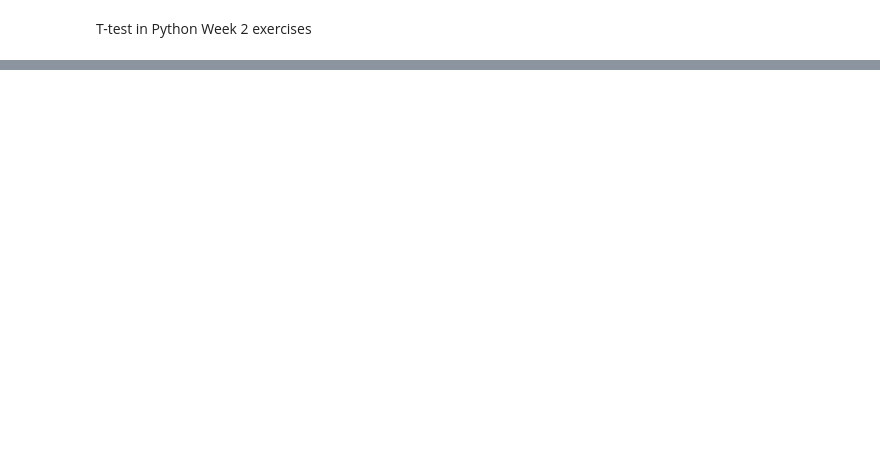
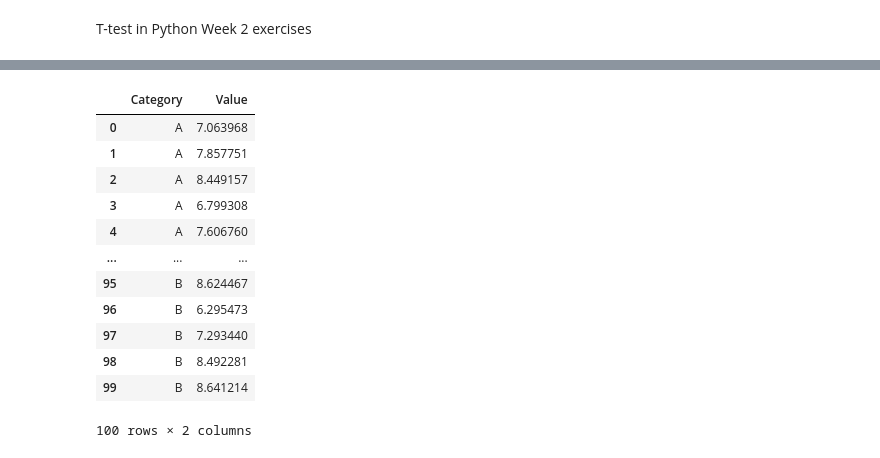
Before and after one commit to katel85/Machine-Learning-and-Statistics, a Jupyter notebook: Practical/T-tests Python .ipynb, the cells around one changed output, grey strips where cells are left out. Drawn from its saved outputs; the diff is of its cells as text; code cells hidden in the pictures; blank space fills up the shorter version.

```diff
--- a/Practical/T-tests Python .ipynb
+++ b/Practical/T-tests Python .ipynb
@@ -90,0 +107,35 @@ Chi-Squared - compares categorical variables.
+# %%
+# Getting started with constructing and carrying out t-tests using python langauge and scipy.
+# create a dataset to use for the t-tests.
+
+#parameters for two different populations. These will be the mean and the standard deviation.
+
+meana,stda,meanb,stdb = 7.0,0.9,8.0,1.1
+
+# sample size
+
+N=50
+
+#create two lists of numbers based on bell-shaped probability curves using the numpy random module inported above
+a= np.random.normal( loc= meana, scale = stda, size = N)
+b = np.random.normal( loc= meanb, scale = stdb, size = N)
+
+#create datafram using both populations
+df = pd.DataFrame({'Category': ['A'] * len(a) + ['B'] * len(b), 'Value': np.hstack([a,b])})
+
+#look at the dataframe
+df
+# %% [output]
+|  | Category | Value |
+| 0 | A | 7.063968 |
+| 1 | A | 7.857751 |
+| 2 | A | 8.449157 |
+| 3 | A | 6.799308 |
+| 4 | A | 7.606760 |
+| ... | ... | ... |
+| 95 | B | 8.624467 |
+| 96 | B | 6.295473 |
+| 97 | B | 7.293440 |
+| 98 | B | 8.492281 |
+| 99 | B | 8.641214 |
+100 rows × 2 columns
```
Also changed, not shown: parts of 16 cells of this notebook.
